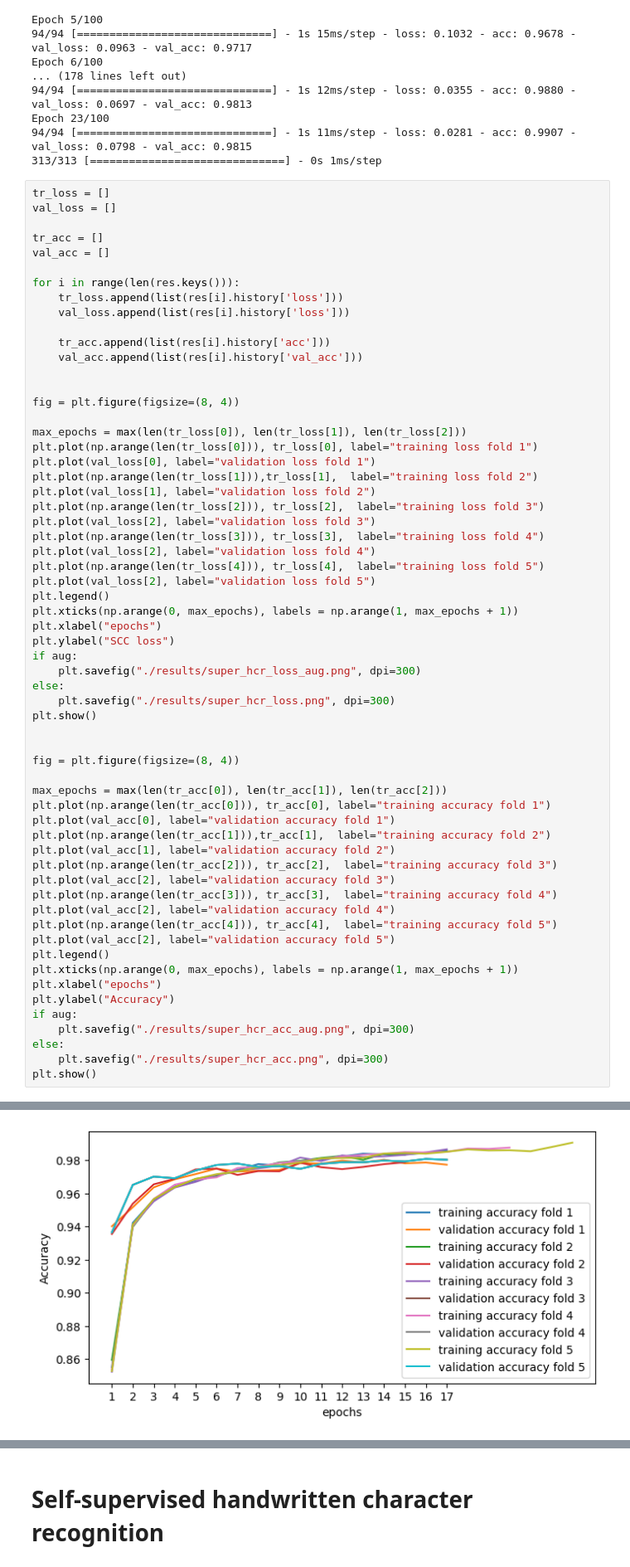
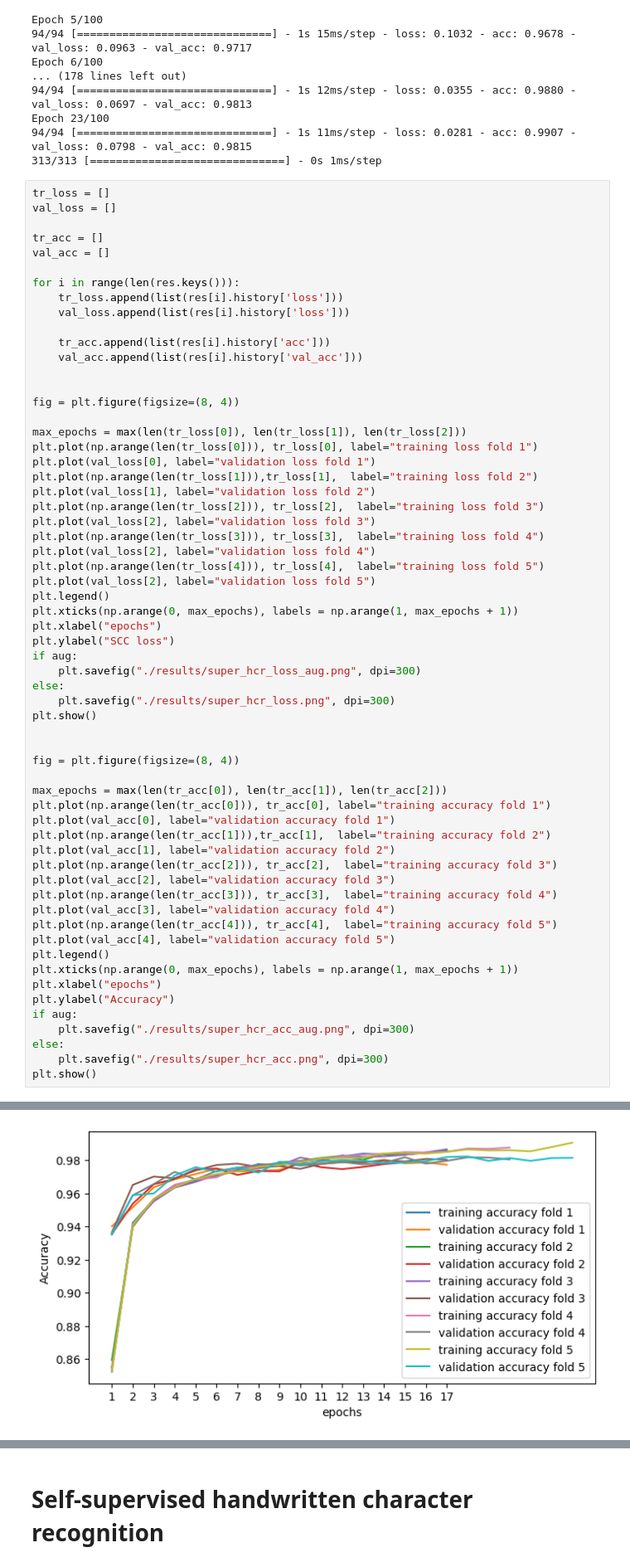
Before and after one commit to Lisa-dk/self-supervised-mnist, a Jupyter notebook: HTR_mwe.ipynb, the cells around one changed output, grey strips where cells are left out. Shown at 83% size. Saved outputs shown, nothing was run; the diff lists cells and outputs as text.

```diff
--- a/HTR_mwe.ipynb
+++ b/HTR_mwe.ipynb
@@ -272,36 +272,36 @@ plt.xlabel("epochs")
 plt.ylabel("SCC loss")
 if aug:
 	plt.savefig("./results/super_hcr_loss_aug.png", dpi=300)
 else:
 	plt.savefig("./results/super_hcr_loss.png", dpi=300)
 plt.show()
 
 
 fig = plt.figure(figsize=(8, 4))
 
 max_epochs = max(len(tr_acc[0]), len(tr_acc[1]), len(tr_acc[2]))
 plt.plot(np.arange(len(tr_acc[0])), tr_acc[0], label="training accuracy fold 1")
 plt.plot(val_acc[0], label="validation accuracy fold 1")
 plt.plot(np.arange(len(tr_acc[1])),tr_acc[1],  label="training accuracy fold 2")
 plt.plot(val_acc[1], label="validation accuracy fold 2")
 plt.plot(np.arange(len(tr_acc[2])), tr_acc[2],  label="training accuracy fold 3")
 plt.plot(val_acc[2], label="validation accuracy fold 3")
 plt.plot(np.arange(len(tr_acc[3])), tr_acc[3],  label="training accuracy fold 4")
-plt.plot(val_acc[2], label="validation accuracy fold 4")
+plt.plot(val_acc[3], label="validation accuracy fold 4")
 plt.plot(np.arange(len(tr_acc[4])), tr_acc[4],  label="training accuracy fold 5")
-plt.plot(val_acc[2], label="validation accuracy fold 5")
+plt.plot(val_acc[4], label="validation accuracy fold 5")
 plt.legend()
 plt.xticks(np.arange(0, max_epochs), labels = np.arange(1, max_epochs + 1))
 plt.xlabel("epochs")
 plt.ylabel("Accuracy")
 if aug:
 	plt.savefig("./results/super_hcr_acc_aug.png", dpi=300)
 else:
 	plt.savefig("./results/super_hcr_acc.png", dpi=300)
 plt.show()
 # %% [output]
 [figure]
-[figure, old version]
+[figure, new version]
 # %%
 mean_tr_acc = np.mean([res[i].history['acc'][-1] for i in range(len(res.keys()))])
 std_tr_acc = np.std([res[i].history['acc'][-1] for i in range(len(res.keys()))])
```
Also changed, not shown: parts of 4 cells of this notebook, 6 other files.
